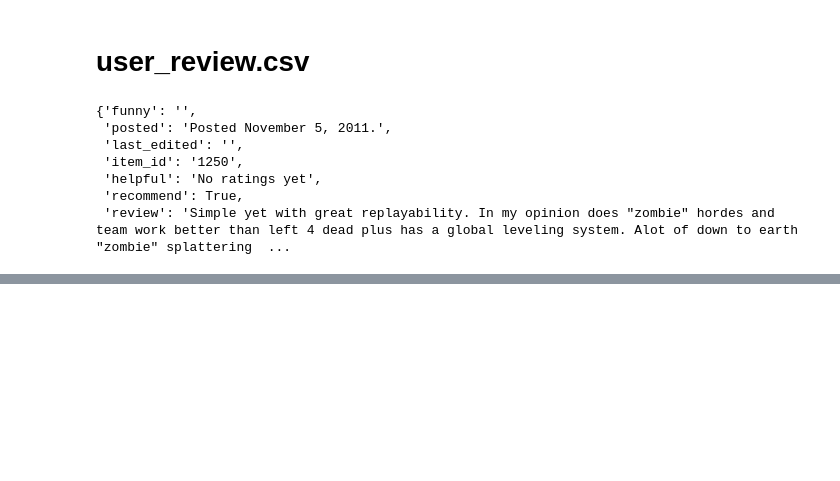
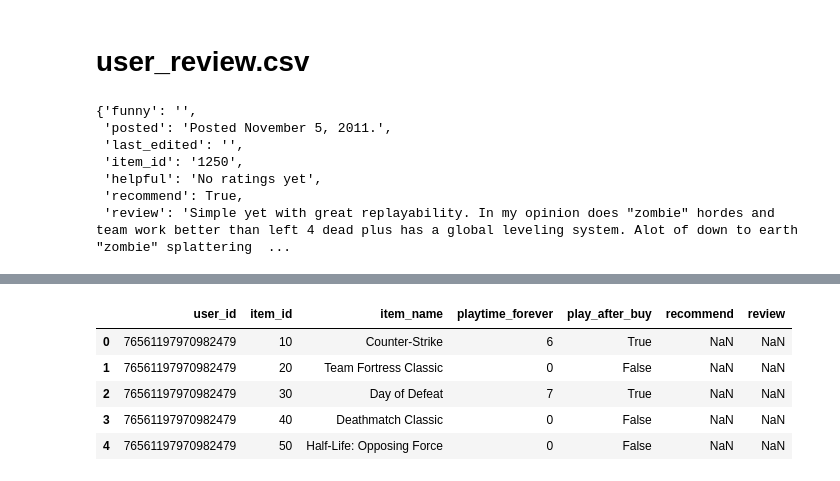
Before and after one commit to Renoyyz233/ECE253_assignment2, a Jupyter notebook: data_preprocessing/Assignment2.ipynb, the cells around one changed output, grey strips where cells are left out. Cells and saved outputs as stored; diff of their text form; code cells hidden in the pictures; blank space fills up the shorter version.

```diff
--- a/data_preprocessing/Assignment2.ipynb
+++ b/data_preprocessing/Assignment2.ipynb
@@ -36,7 +36,7 @@ len(dataset)
 # %%
 import pandas as pd
 # %%
-df_dict = {'user_id': [], 'item_id': [], 'item_name': [], 'playtime_forever': [] }
+df_dict = {'user_id': [], 'item_id': [], 'item_name': [], 'playtime_forever': [], 'play_after_buy': []}
 
 for user_index in range(len(dataset)):
     user_id = dataset[user_index]['user_id']
@@ -51,5 +51,10 @@ for user_index in range(len(dataset)):
         df_dict['item_id'].append(item_id)
         df_dict['item_name'].append(item_name)
         df_dict['playtime_forever'].append(playtime)
+        if playtime > 0:
+            playornot = True
+        else:
+            playornot = False
+        df_dict['play_after_buy'].append(playornot)
 # %%
 df = pd.DataFrame(data=df_dict)
@@ -156,0 +140,9 @@ merge.to_csv('user_item_review_merge_table.csv',index=False)
+# %%
+merge[:5]
+# %% [output]
+|  | user_id | item_id | item_name | playtime_forever | play_after_buy | recommend | review |
+| 0 | 76561197970982479 | 10 | Counter-Strike | 6 | True | NaN | NaN |
+| 1 | 76561197970982479 | 20 | Team Fortress Classic | 0 | False | NaN | NaN |
+| 2 | 76561197970982479 | 30 | Day of Defeat | 7 | True | NaN | NaN |
+| 3 | 76561197970982479 | 40 | Deathmatch Classic | 0 | False | NaN | NaN |
+| 4 | 76561197970982479 | 50 | Half-Life: Opposing Force | 0 | False | NaN | NaN |
```
Also changed, not shown: parts of 27 cells of this notebook.
